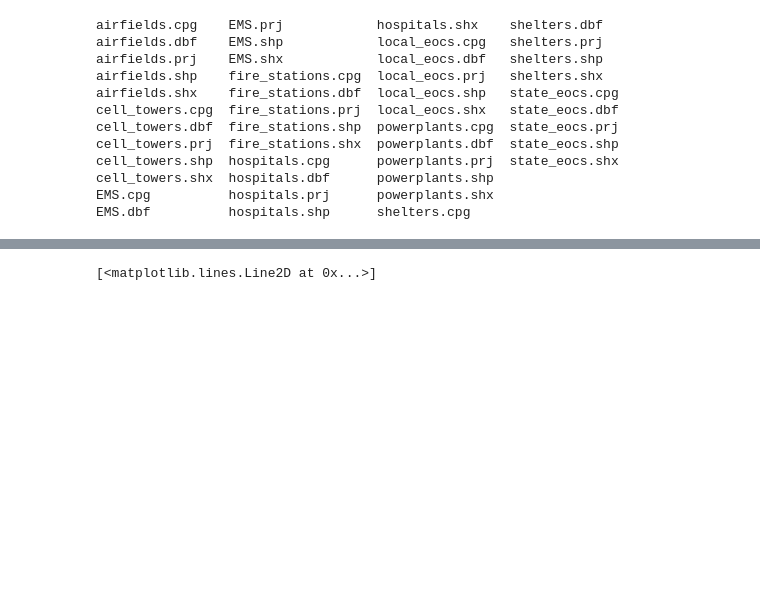
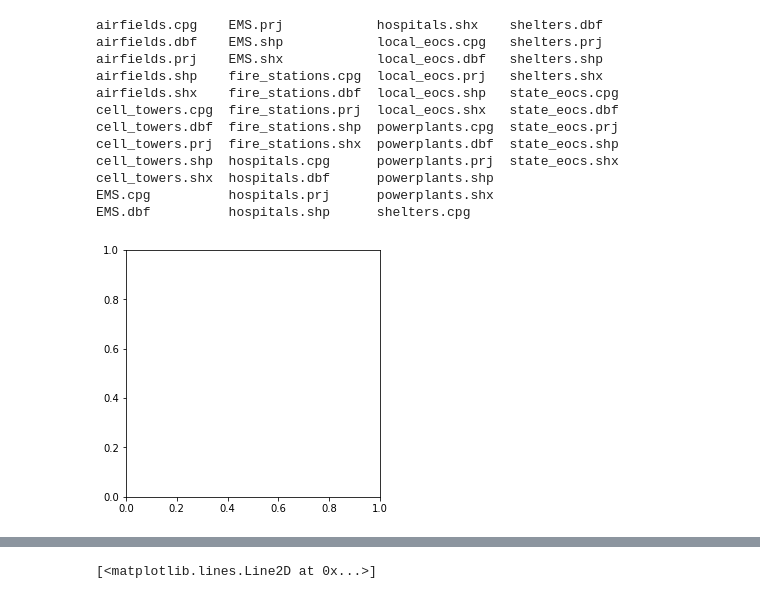
Before and after one commit to bwsi-hadr/2019-student-final-exercise, a Jupyter notebook: Logistics_final_exercise_grid.ipynb, the cells around one changed output, grey strips where cells are left out. Drawn from its saved outputs; the diff is of its cells as text; code cells hidden in the pictures; blank space fills up the shorter version.

```diff
--- a/Logistics_final_exercise_grid.ipynb
+++ b/Logistics_final_exercise_grid.ipynb
@@ -99,30 +99,33 @@ cell_towers.shx  hospitals.dbf      powerplants.shp
 EMS.cpg          hospitals.prj      powerplants.shx
 EMS.dbf          hospitals.shp      shelters.cpg
 # %%
+fig = plt.figure(figsize=[10,10])
 game_grid = gpd.read_file('game_grid_export/game_grid_all_stats.shp')
 hospitals = gpd.read_file('game_grid_export/facilities/hospitals.shp')
 flooding = gpd.read_file('game_grid_export/flooding.shp')
 airfields = gpd.read_file('game_grid_export/facilities/airfields.shp')
 fire_stations = gpd.read_file('game_grid_export/facilities/fire_stations.shp')
 ems = gpd.read_file('game_grid_export/facilities/EMS.shp')
 local_eocs = gpd.read_file('game_grid_export/facilities/local_eocs.shp')
 powerplants = gpd.read_file('game_grid_export/facilities/powerplants.shp')
 state_eocs = gpd.read_file('game_grid_export/facilities/state_eocs.shp')
 shelters = gpd.read_file('game_grid_export/facilities/shelters.shp')
 utils = gpd.read_file('../../game/results.shp')
 cell_towers = gpd.read_file('game_grid_export/facilities/cell_towers.shp')
 hospitals['Large'] = hospitals['BEDS']>=200
 ems['Large'] = ems['TOTAL_VEHI']>=5
 game_grid = game_grid.to_crs('EPSG:3785')
 ax = fig.add_subplot(221)
 flooding = flooding.to_crs(game_grid.crs)
 hospitals = hospitals.to_crs(game_grid.crs)
 shelters = shelters.to_crs(game_grid.crs)
 airfields = airfields.to_crs(game_grid.crs)
 fire_stations = fire_stations.to_crs(game_grid.crs)
 powerplants = powerplants.to_crs(game_grid.crs)
 ems = ems.to_crs(game_grid.crs)
 cell_towers = cell_towers.to_crs(game_grid.crs)
+# %% [output]
+[figure, added]
 # %%
 fig = plt.figure(figsize=[20,20])
 ax = fig.add_subplot(221)
```
Also changed, not shown: parts of 13 cells of this notebook.
